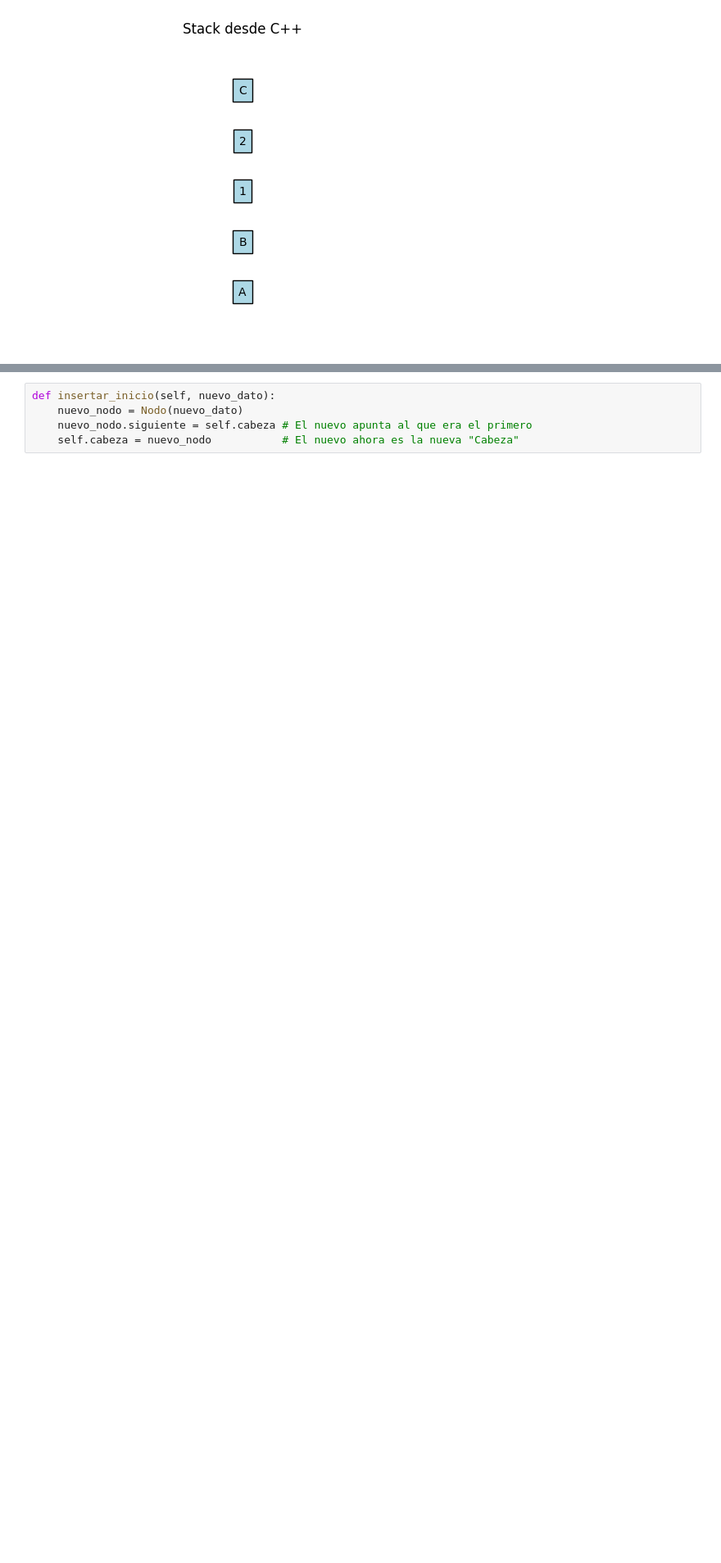
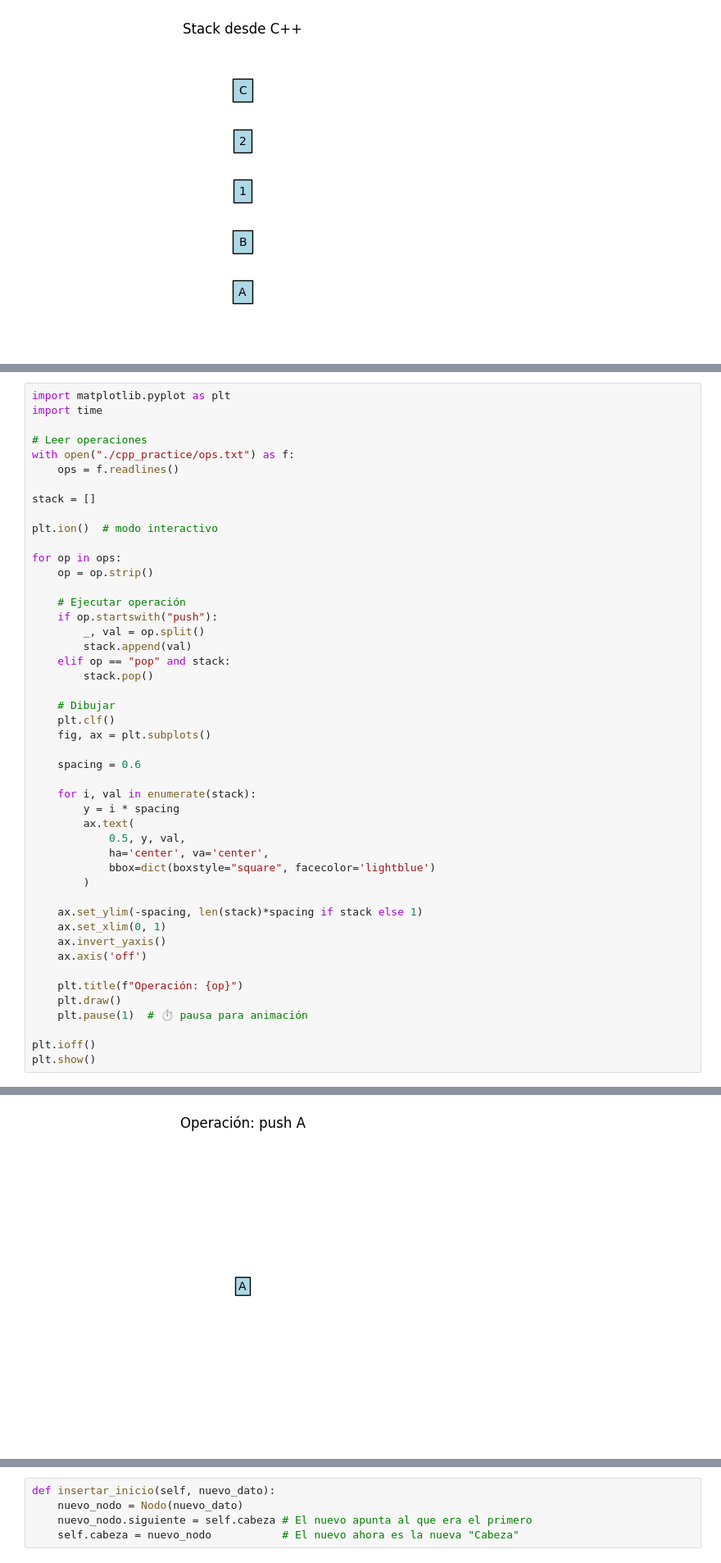
Before and after one commit to MarVazInc/INAOE_Practice, a Jupyter notebook: Complexity_Notes.ipynb, the cells around one changed output, grey strips where cells are left out. Shown at 82% size. Cells and saved outputs as stored; diff of their text form; blank space fills up the shorter version.

```diff
--- a/Complexity_Notes.ipynb
+++ b/Complexity_Notes.ipynb
@@ -150,0 +282,48 @@ plt.show()
+# %%
+import matplotlib.pyplot as plt
+import time
+
+# Leer operaciones
+with open("./cpp_practice/ops.txt") as f:
+    ops = f.readlines()
+
+stack = []
+
+plt.ion()  # modo interactivo
+
+for op in ops:
+    op = op.strip()
+
+    # Ejecutar operación
+    if op.startswith("push"):
+        _, val = op.split()
+        stack.append(val)
+    elif op == "pop" and stack:
+        stack.pop()
+
+    # Dibujar
+    plt.clf()
+    fig, ax = plt.subplots()
+
+    spacing = 0.6
+
+    for i, val in enumerate(stack):
+        y = i * spacing
+        ax.text(
+            0.5, y, val,
+            ha='center', va='center',
+            bbox=dict(boxstyle="square", facecolor='lightblue')
+        )
+
+    ax.set_ylim(-spacing, len(stack)*spacing if stack else 1)
+    ax.set_xlim(0, 1)
+    ax.invert_yaxis()
+    ax.axis('off')
+
+    plt.title(f"Operación: {op}")
+    plt.draw()
+    plt.pause(1)  # ⏱️ pausa para animación
+
+plt.ioff()
+plt.show()
+# %% [output]
@@ -150,0 +331 @@ plt.show()
+[figure, added]
```
Also changed, not shown: parts of 24 cells of this notebook.
